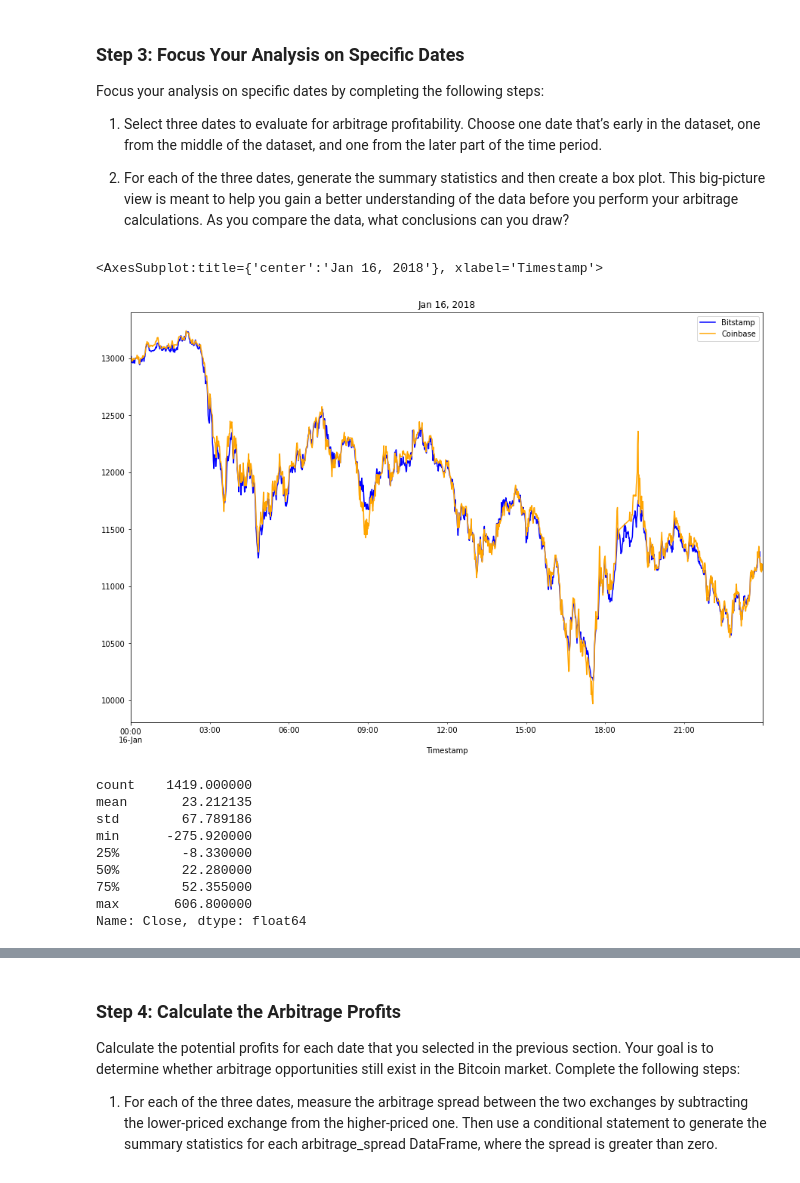
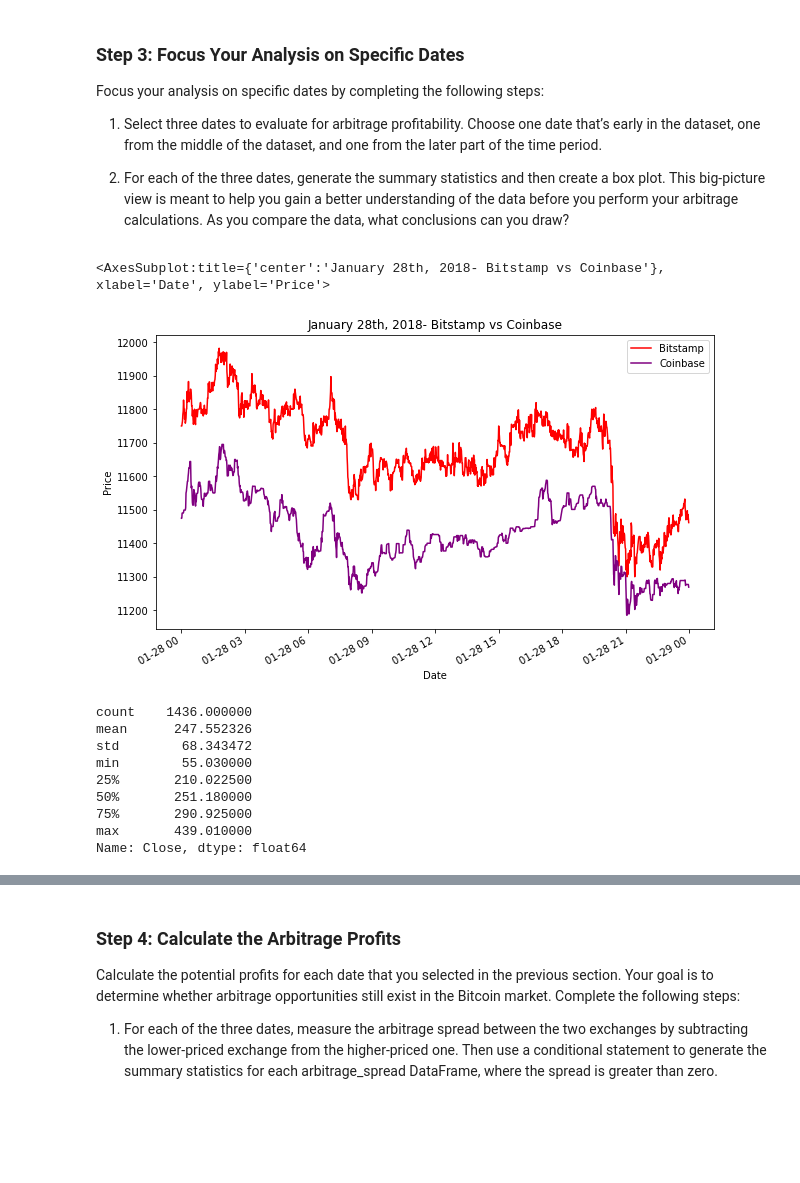
Before and after one commit to beowulf888/Module_3_challenge, a Jupyter notebook: Starter_Code/crypto_arbitrage.ipynb, the cells around one changed output, grey strips where cells are left out. Saved outputs shown, nothing was run; the diff lists cells and outputs as text; code cells hidden in the pictures; blank space fills up the shorter version.

```diff
--- a/Starter_Code/crypto_arbitrage.ipynb
+++ b/Starter_Code/crypto_arbitrage.ipynb
@@ -300,26 +300,35 @@ Focus your analysis on specific dates by completing the following steps:
 # %%
 # Create an overlay plot that visualizes the two dataframes over a period of one day early in the dataset.
 # Be sure that the plots include the parameters `legend`, `figsize`, `title`, `color` and `label`
-# YOUR CODE HERE
+bitstamp_sliced['Close'].loc['2018-01-28'].plot(legend=True, figsize=(10, 6),
+                                                   title="January 28th, 2018- Bitstamp vs Coinbase",
+                                                   color='red',
+                                                   label="Bitstamp")
+
+coinbase_sliced['Close'].loc['2018-01-28'].plot(legend=True, figsize=(10, 6),
+                                                   color='purple',
+                                                   label="Coinbase",
+                                                   ylabel="Price",
+                                                   xlabel="Date")
 # %% [output]
-<AxesSubplot:title={'center':'Jan 16, 2018'}, xlabel='Timestamp'>
+<AxesSubplot:title={'center':'January 28th, 2018- Bitstamp vs Coinbase'}, xlabel='Date', ylabel='Price'>
-[figure, old version]
+[figure, new version]
 # %%
 # Using the early date that you have selected, calculate the arbitrage spread
 # by subtracting the bitstamp lower closing prices from the coinbase higher closing prices
-arbitrage_spread_early = # YOUR CODE HERE
+arbitrage_spread_early = bitstamp_sliced['Close'].loc['2018-01-28'] - coinbase_sliced['Close'].loc['2018-01-28']
 
 # Generate summary statistics for the early DataFrame
-# YOUR CODE HERE
+arbitrage_spread_early.describe()
 # %% [output]
-count    1419.000000
-mean       23.212135
-std        67.789186
-min      -275.920000
-25%        -8.330000
-50%        22.280000
-75%        52.355000
-max       606.800000
+count    1436.000000
+mean      247.552326
+std        68.343472
+min        55.030000
+25%       210.022500
+50%       251.180000
+75%       290.925000
+max       439.010000
 Name: Close, dtype: float64
 # %%
 # Visualize the arbitrage spread from early in the dataset in a box plot
```
Also changed, not shown: parts of 30 cells of this notebook.
